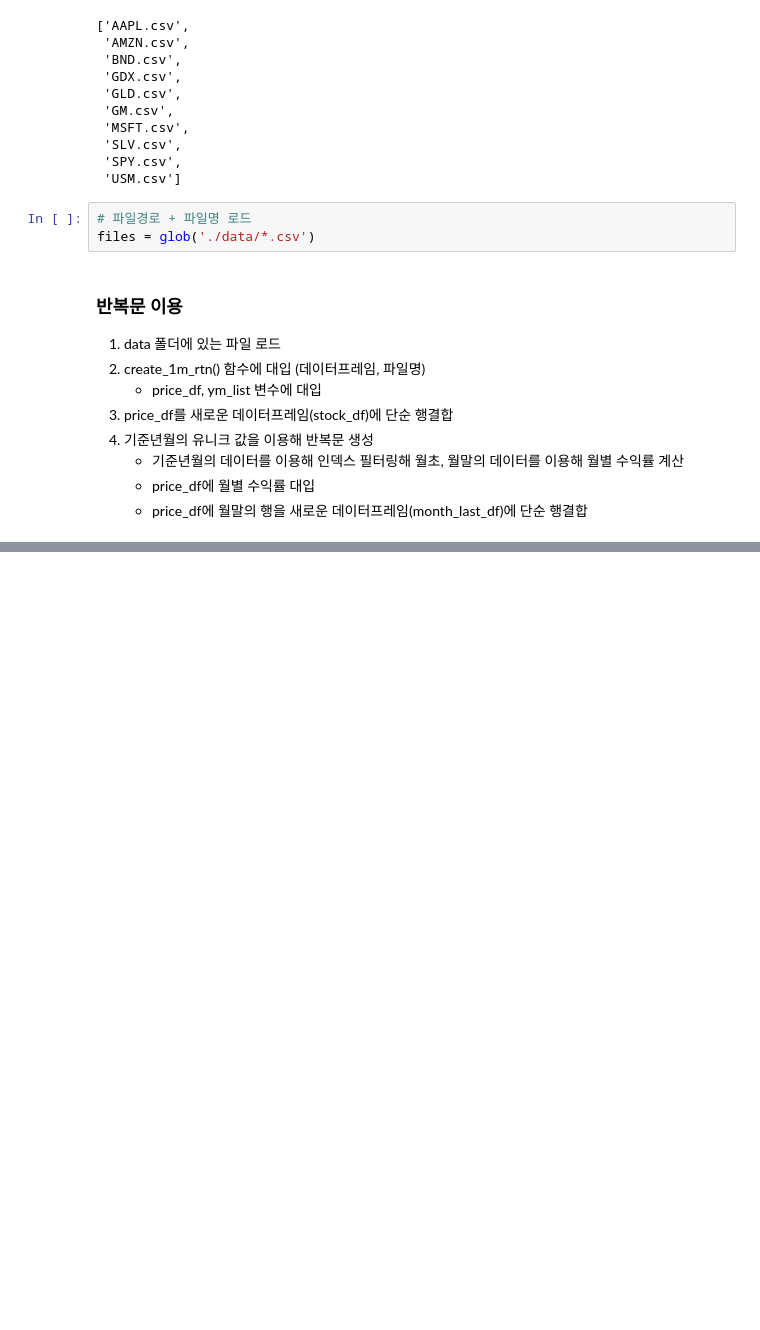
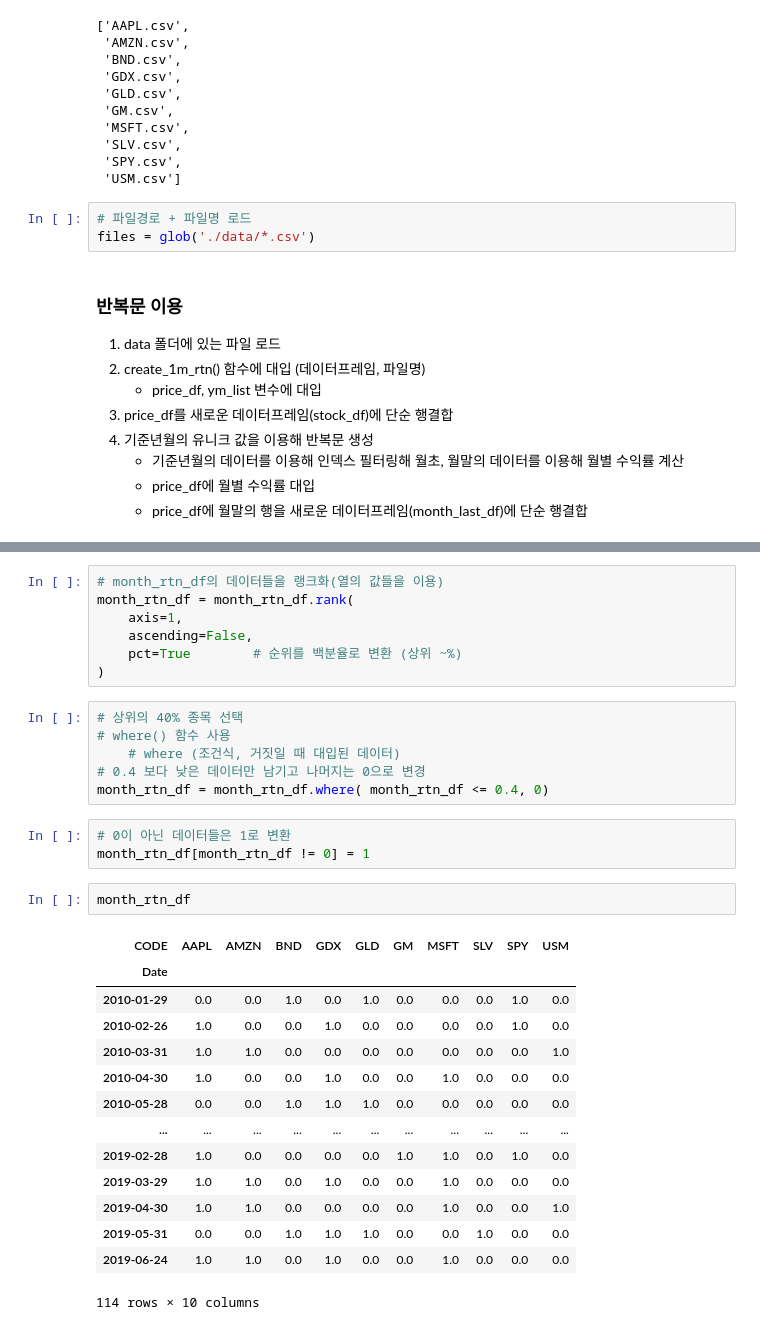
Before and after one commit to saebom131/ubion, a Jupyter notebook: python/20250619/01_momentum2.ipynb, the cells around one changed output, grey strips where cells are left out. Drawn from its saved outputs; the diff is of its cells as text; blank space fills up the shorter version.

```diff
--- a/python/20250619/01_momentum2.ipynb
+++ b/python/20250619/01_momentum2.ipynb
@@ -142,0 +191,33 @@ files = glob('./data/*.csv')
+# %%
+# month_rtn_df의 데이터들을 랭크화(열의 값들을 이용)
+month_rtn_df = month_rtn_df.rank(
+    axis=1,
+    ascending=False,
+    pct=True		# 순위를 백분율로 변환 (상위 ~%)
+)
+# %%
+# 상위의 40% 종목 선택
+# where() 함수 사용
+	# where (조건식, 거짓일 때 대입된 데이터)
+# 0.4 보다 낮은 데이터만 남기고 나머지는 0으로 변경
+month_rtn_df = month_rtn_df.where( month_rtn_df <= 0.4, 0)
+# %%
+# 0이 아닌 데이터들은 1로 변환
+month_rtn_df[month_rtn_df != 0] = 1
+# %%
+month_rtn_df
+# %% [output]
+| CODE | AAPL | AMZN | BND | GDX | GLD | GM | MSFT | SLV | SPY | USM |
+| Date |  |  |  |  |  |  |  |  |  |  |
+| 2010-01-29 | 0.0 | 0.0 | 1.0 | 0.0 | 1.0 | 0.0 | 0.0 | 0.0 | 1.0 | 0.0 |
+| 2010-02-26 | 1.0 | 0.0 | 0.0 | 1.0 | 0.0 | 0.0 | 0.0 | 0.0 | 1.0 | 0.0 |
+| 2010-03-31 | 1.0 | 1.0 | 0.0 | 0.0 | 0.0 | 0.0 | 0.0 | 0.0 | 0.0 | 1.0 |
+| 2010-04-30 | 1.0 | 0.0 | 0.0 | 1.0 | 0.0 | 0.0 | 1.0 | 0.0 | 0.0 | 0.0 |
+| 2010-05-28 | 0.0 | 0.0 | 1.0 | 1.0 | 1.0 | 0.0 | 0.0 | 0.0 | 0.0 | 0.0 |
+| ... | ... | ... | ... | ... | ... | ... | ... | ... | ... | ... |
+| 2019-02-28 | 1.0 | 0.0 | 0.0 | 0.0 | 0.0 | 1.0 | 1.0 | 0.0 | 1.0 | 0.0 |
+| 2019-03-29 | 1.0 | 1.0 | 0.0 | 1.0 | 0.0 | 0.0 | 1.0 | 0.0 | 0.0 | 0.0 |
+| 2019-04-30 | 1.0 | 1.0 | 0.0 | 0.0 | 0.0 | 0.0 | 1.0 | 0.0 | 0.0 | 1.0 |
+| 2019-05-31 | 0.0 | 0.0 | 1.0 | 1.0 | 1.0 | 0.0 | 0.0 | 1.0 | 0.0 | 0.0 |
+| 2019-06-24 | 1.0 | 1.0 | 0.0 | 1.0 | 0.0 | 0.0 | 1.0 | 0.0 | 0.0 | 0.0 |
+114 rows × 10 columns
```
Also changed, not shown: parts of 34 cells of this notebook, 1 other file.
